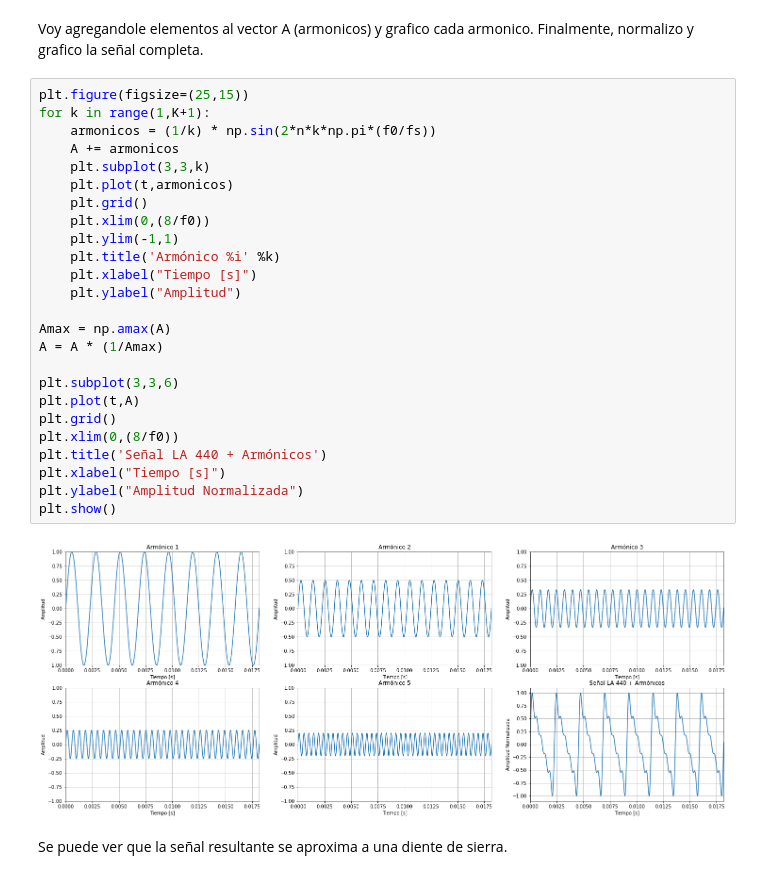
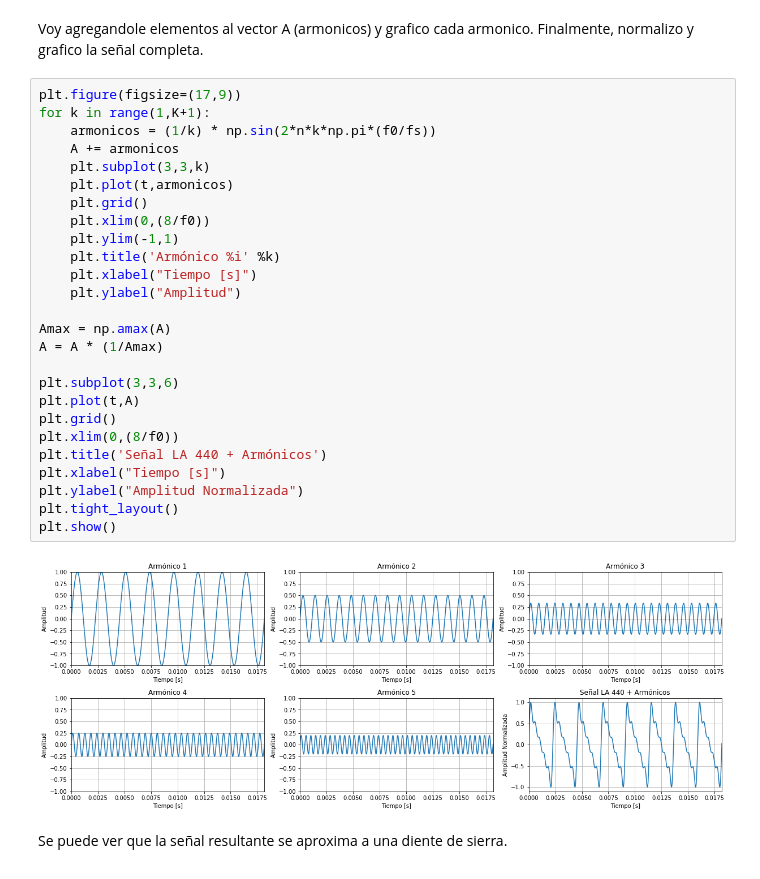
Before and after one commit to martinhaimovich2010/TP1_DSP, a Jupyter notebook: TP1_DSP_Haimovich_Veiga.ipynb, the cells around one changed output. Drawn from its saved outputs; the diff is of its cells as text.

Commit message:
plots y documentación en notebook

```diff
--- a/TP1_DSP_Haimovich_Veiga.ipynb
+++ b/TP1_DSP_Haimovich_Veiga.ipynb
@@ -33,32 +33,33 @@ A = np.zeros(N)
 # %% [markdown]
 Voy agregandole elementos al vector A (armonicos) y grafico cada armonico. Finalmente, normalizo y grafico la señal completa.
 # %%
-plt.figure(figsize=(25,15))
+plt.figure(figsize=(17,9))
 for k in range(1,K+1):
     armonicos = (1/k) * np.sin(2*n*k*np.pi*(f0/fs))
     A += armonicos
     plt.subplot(3,3,k)
     plt.plot(t,armonicos)
     plt.grid()
     plt.xlim(0,(8/f0))
     plt.ylim(-1,1)
     plt.title('Armónico %i' %k)
     plt.xlabel("Tiempo [s]")
     plt.ylabel("Amplitud")
 
 Amax = np.amax(A)
 A = A * (1/Amax)
 
 plt.subplot(3,3,6)
 plt.plot(t,A)
 plt.grid()
 plt.xlim(0,(8/f0))
 plt.title('Señal LA 440 + Armónicos')
 plt.xlabel("Tiempo [s]")
 plt.ylabel("Amplitud Normalizada")
+plt.tight_layout()
 plt.show()
 # %% [output]
-[figure, old version]
+[figure, new version]
 # %% [markdown]
 Se puede ver que la señal resultante se aproxima a una diente de sierra.
 # %% [markdown]
```
Also changed, not shown: parts of 7 cells of this notebook, 1 other file.
